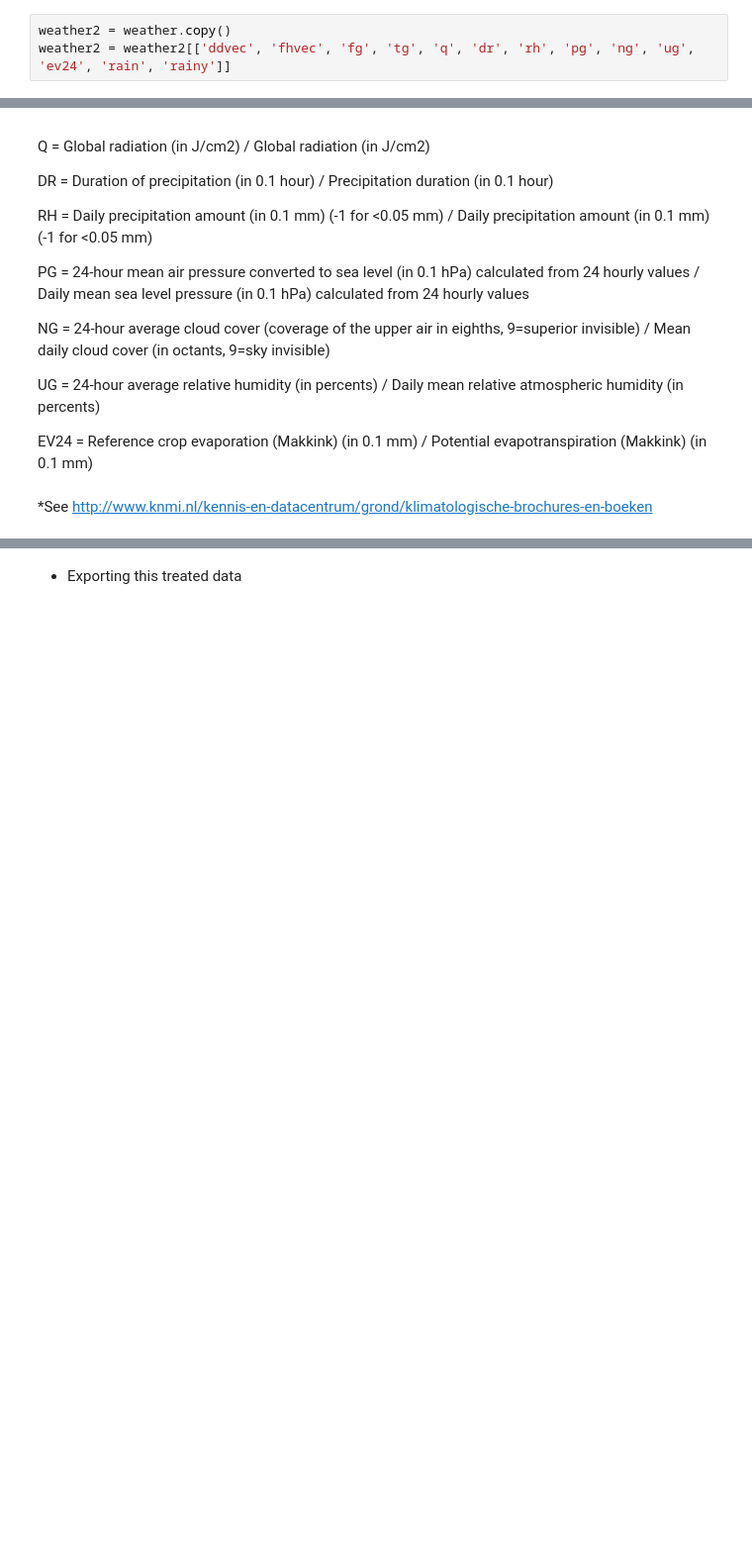
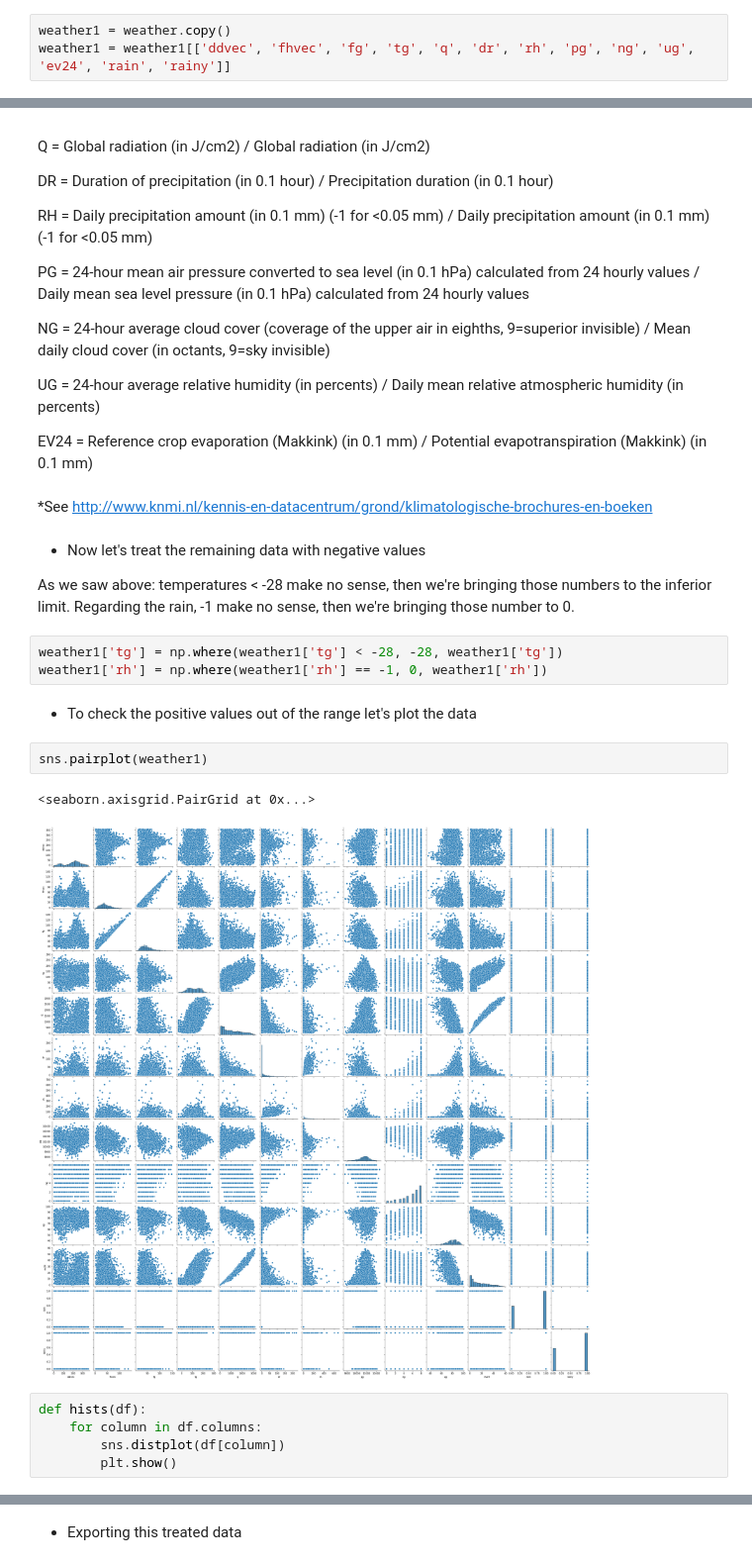
Before and after one commit to ClauCarloni/data_final_project, a Jupyter notebook: dutch_weather.ipynb, the cells around one changed output, grey strips where cells are left out. Shown at 99% size. Drawn from its saved outputs; the diff is of its cells as text; blank space fills up the shorter version.

```diff
--- a/dutch_weather.ipynb
+++ b/dutch_weather.ipynb
@@ -531,6 +497,6 @@ weather = weather.set_index('date')
 # %% [markdown]
 - Creating another data frame with most important info
 # %%
-weather2 = weather.copy()
-weather2 = weather2[['ddvec', 'fhvec', 'fg', 'tg', 'q', 'dr', 'rh', 'pg', 'ng', 'ug', 'ev24', 'rain', 'rainy']]
+weather1 = weather.copy()
+weather1 = weather1[['ddvec', 'fhvec', 'fg', 'tg', 'q', 'dr', 'rh', 'pg', 'ng', 'ug', 'ev24', 'rain', 'rainy']]
 # %%
@@ -567,3 +533,23 @@ UG = 24-hour average relative humidity (in percents) / Daily mean relative atmos
 EV24 = Reference crop evaporation (Makkink) (in 0.1 mm) / Potential evapotranspiration (Makkink) (in 0.1 mm)
 # %% [markdown]
 *See http://www.knmi.nl/kennis-en-datacentrum/grond/klimatologische-brochures-en-boeken
+# %% [markdown]
+- Now let's treat the remaining data with negative values
+
+As we saw above: temperatures < -28 make no sense, then we're bringing those numbers to the inferior limit.
+Regarding the rain, -1 make no sense, then we're bringing those number to 0.
+# %%
+weather1['tg'] = np.where(weather1['tg'] < -28, -28, weather1['tg'])
+weather1['rh'] = np.where(weather1['rh'] == -1, 0, weather1['rh'])
+# %% [markdown]
+- To check the positive values out of the range let's plot the data
+# %%
+sns.pairplot(weather1)
+# %% [output]
+<seaborn.axisgrid.PairGrid at 0x...>
+[figure, added]
+# %%
+def hists(df):
+    for column in df.columns:
+        sns.distplot(df[column])
+        plt.show()
```
Also changed, not shown: parts of 45 cells of this notebook.
